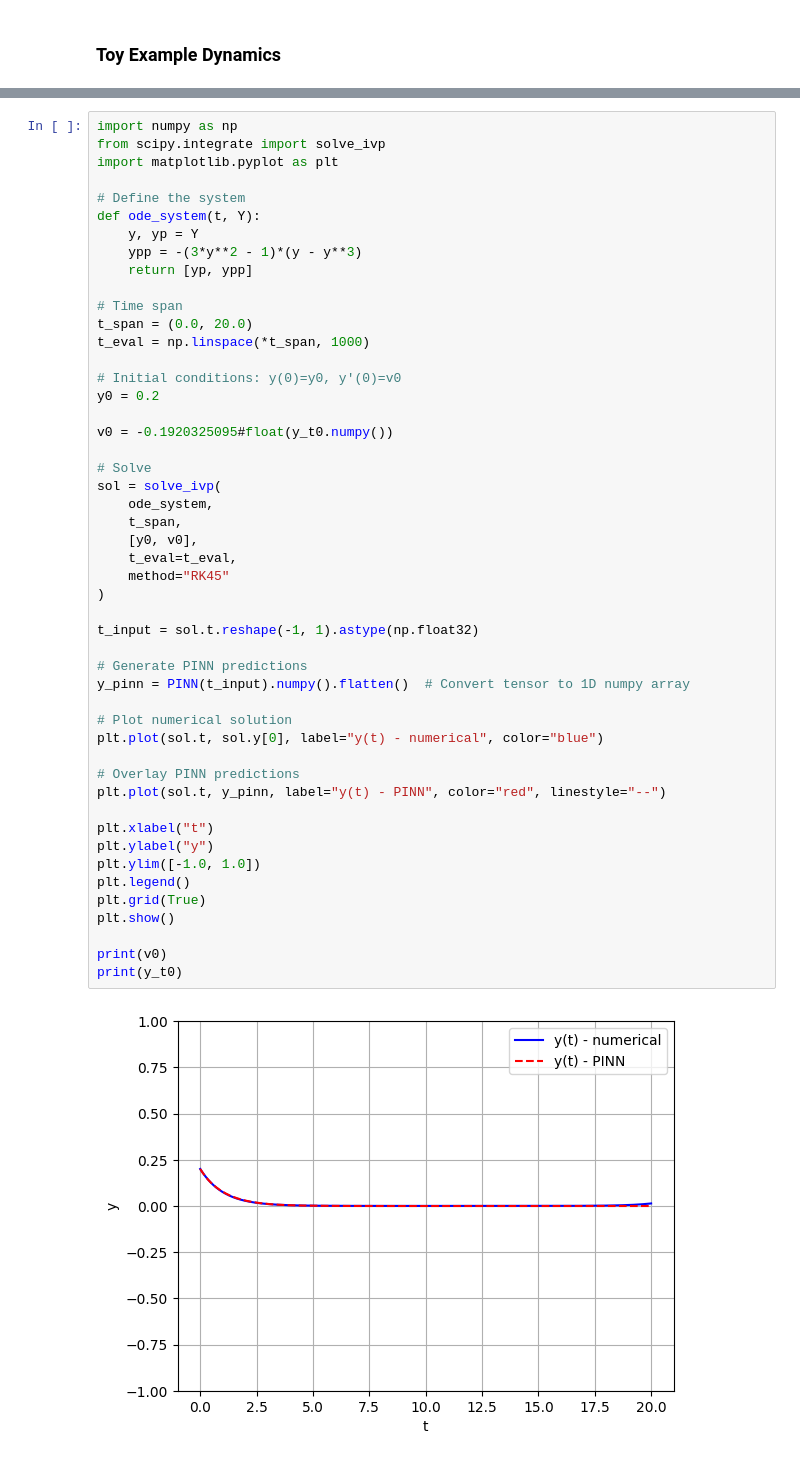
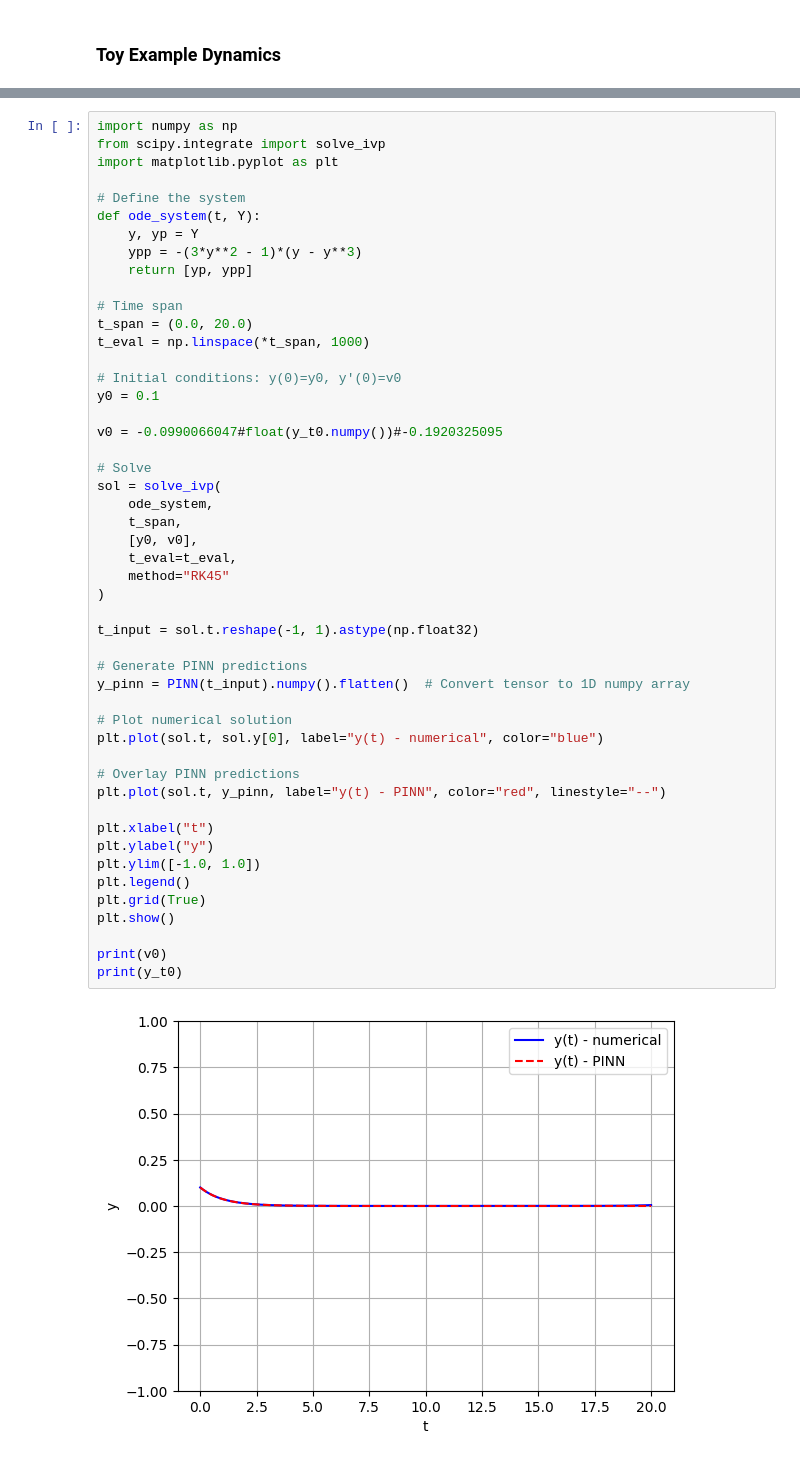
Before and after one commit to losmib/PINNs_fixed_points, a Jupyter notebook: toy_example/main.ipynb, the cells around one changed output, grey strips where cells are left out. Cells and saved outputs as stored; diff of their text form.

```diff
--- a/toy_example/main.ipynb
+++ b/toy_example/main.ipynb
@@ -111,38 +117,38 @@ t_span = (0.0, 20.0)
 t_eval = np.linspace(*t_span, 1000)
 
 # Initial conditions: y(0)=y0, y'(0)=v0
-y0 = 0.2
+y0 = 0.1
 
-v0 = -0.1920325095#float(y_t0.numpy())
+v0 = -0.0990066047#float(y_t0.numpy())#-0.1920325095
 
 # Solve
 sol = solve_ivp(
     ode_system,
     t_span,
     [y0, v0],
     t_eval=t_eval,
     method="RK45"
 )
 
 t_input = sol.t.reshape(-1, 1).astype(np.float32)
 
 # Generate PINN predictions
 y_pinn = PINN(t_input).numpy().flatten()  # Convert tensor to 1D numpy array
 
 # Plot numerical solution
 plt.plot(sol.t, sol.y[0], label="y(t) - numerical", color="blue")
 
 # Overlay PINN predictions
 plt.plot(sol.t, y_pinn, label="y(t) - PINN", color="red", linestyle="--")
 
 plt.xlabel("t")
 plt.ylabel("y")
 plt.ylim([-1.0, 1.0])
 plt.legend()
 plt.grid(True)
 plt.show()
 
 print(v0)
 print(y_t0)
 # %% [output]
-[figure, old version]
+[figure, new version]
```
Also changed, not shown: parts of 9 cells of this notebook, 3 other files.
